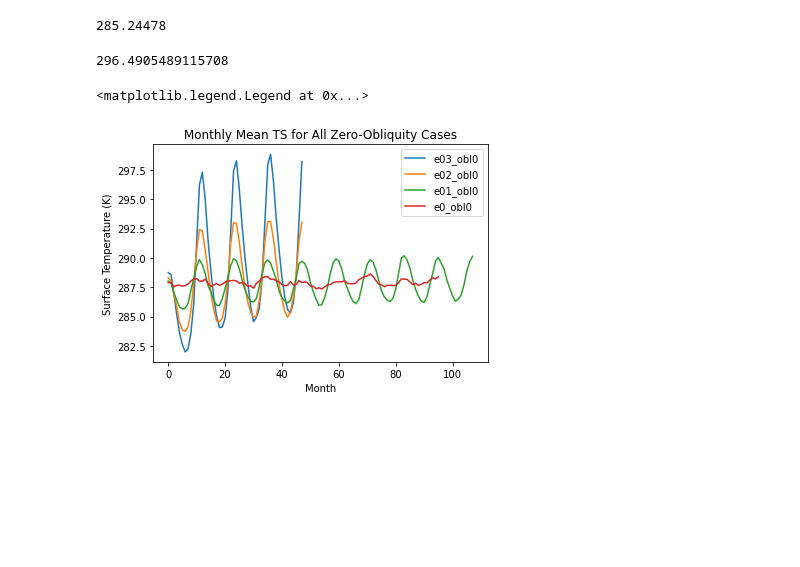
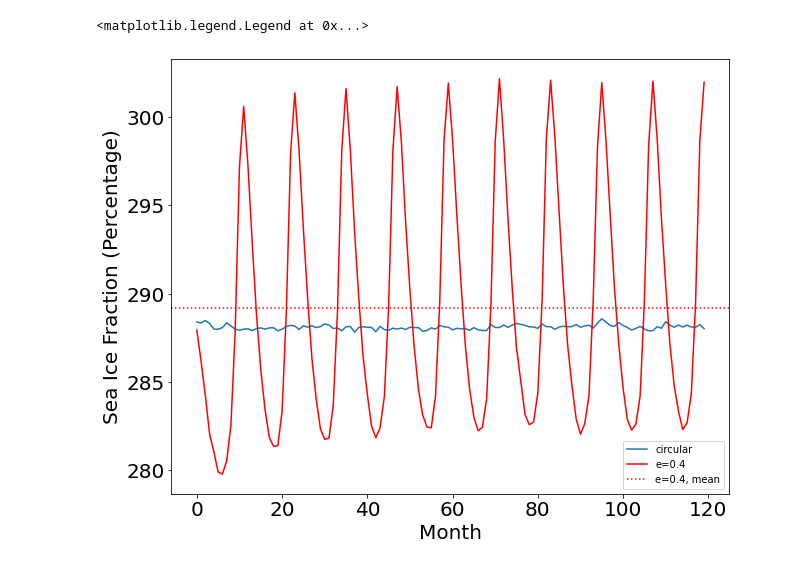
Before and after one commit to pybl1994/analysis_code, a Jupyter notebook: EnergyBudget.ipynb, the cells around one changed output. Drawn from its saved outputs; the diff is of its cells as text; code cells hidden in the pictures; blank space fills up the shorter version.

```diff
--- a/EnergyBudget.ipynb
+++ b/EnergyBudget.ipynb
@@ -234,23 +429,27 @@ def HabFrac(DS):
 # %%
-np.mean(TS_obl0[4].TS.values)
+# np.mean(TS_obl0[4].TS.values)
-# %% [output]
-285.24478
 # %%
-np.mean(LatWeightAnyVar(TS_obl0[4].TS).values)
+# np.mean(LatWeightAnyVar(TS_obl0[4].TS).values)
-# %% [output]
-296.4905489115708
-# %%
-# LatWeightAnyVar(TS_obl0_new[0].TS).plot(label='e04_obl0')
-plt.plot(LatWeightAnyVar(TS_obl0[3].TS),label='e03_obl0')
-plt.plot(LatWeightAnyVar(TS_obl0[2].TS),label='e02_obl0')
-plt.plot(LatWeightAnyVar(TS_obl0[1].TS),label='e01_obl0')
-plt.plot(LatWeightAnyVar(TS_obl0[0].TS),label='e0_obl0')
-# plt.plot(LatWeightAnyVar(TS_obl0_c[0].TS),label='c_e01,meanflux')
-#LatWeightAnyVar(TS_obl0_c[0].TS).plot(label='c_e04,meanflux')
-plt.title('Monthly Mean TS for All Zero-Obliquity Cases')
-plt.xlabel('Month')
-plt.ylabel('Surface Temperature (K)')
-plt.legend()
-# %% [output]
-<matplotlib.legend.Legend at 0x...>
-[figure, removed]
+# %%
+# for controlled experiment
+
+plt.figure(figsize=(10,8))
+
+plt.plot(range(0, 120),
+         LatWeightAnyVar(TS_obl0_circ[0].TS)[0:120], label='circular')
+
+plt.plot(range(0, 120),
+         LatWeightAnyVar(TS_obl0_circ[1].TS)[0:120],color='r', label='e=0.4')
+
+plt.axhline(np.mean( LatWeightAnyVar(TS_obl0_circ[1].TS)[0:120]),label='e=0.4, mean',color='r',linestyle='dotted')
+
+plt.xlabel('Month',fontsize=20)
+
+plt.ylabel('Sea Ice Fraction (Percentage)',fontsize=20)
+
+plt.legend(fontsize=20)
+plt.tick_params(labelsize=20)
+plt.legend()
+# %% [output]
+<matplotlib.legend.Legend at 0x...>
+[figure, added]
```
Also changed, not shown: parts of 136 cells of this notebook.
